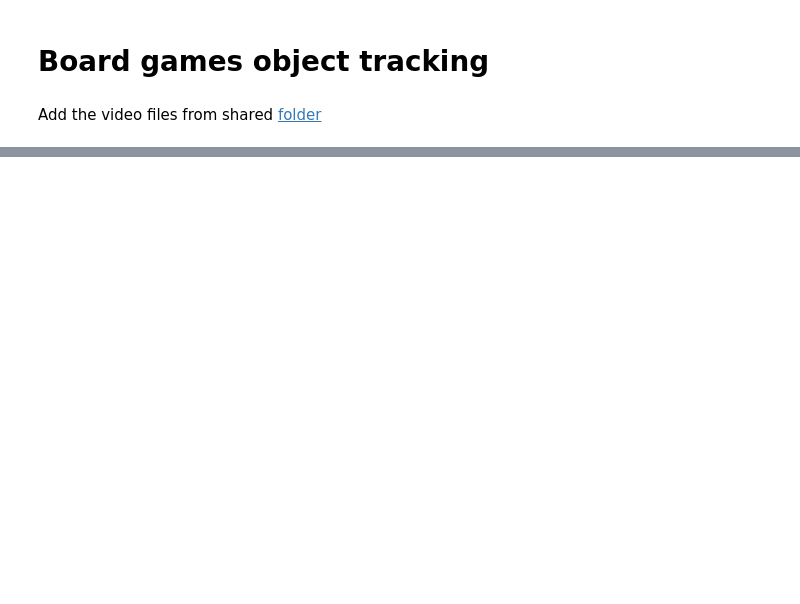
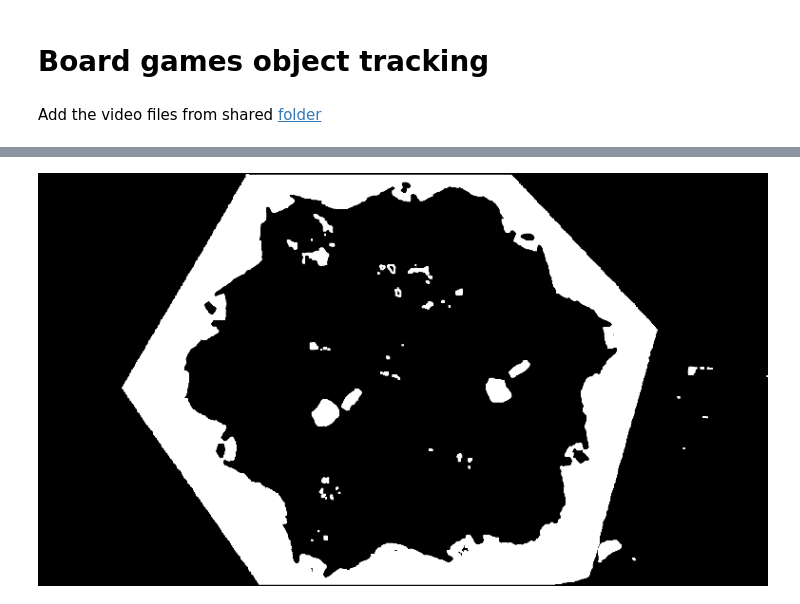
Before and after one commit to kordc/BoardGameTracking, a Jupyter notebook: analisys.ipynb, the cells around one changed output, grey strips where cells are left out. Drawn from its saved outputs; the diff is of its cells as text; code cells hidden in the pictures; blank space fills up the shorter version.

```diff
--- a/analisys.ipynb
+++ b/analisys.ipynb
@@ -97,0 +106,9 @@ while True:
+# %%
+hsv = cv2.cvtColor(first_frame, cv2.COLOR_BGR2HSV)
+blur = cv2.GaussianBlur(hsv, (7, 7), 0)
+blue = cv2.inRange(blur, (100, 50, 50), (140, 255, 255))
+# eroded = cv2.erode(blue, np.ones((7,7), np.uint8), iterations=3)
+dilated = cv2.dilate(blue, np.ones((3, 3), np.uint8), iterations=2)
+imshow(cv2.resize(dilated, None, fx=0.4, fy=0.4))
+# %% [output]
+[figure, added]
```
Also changed, not shown: parts of 14 cells of this notebook.
